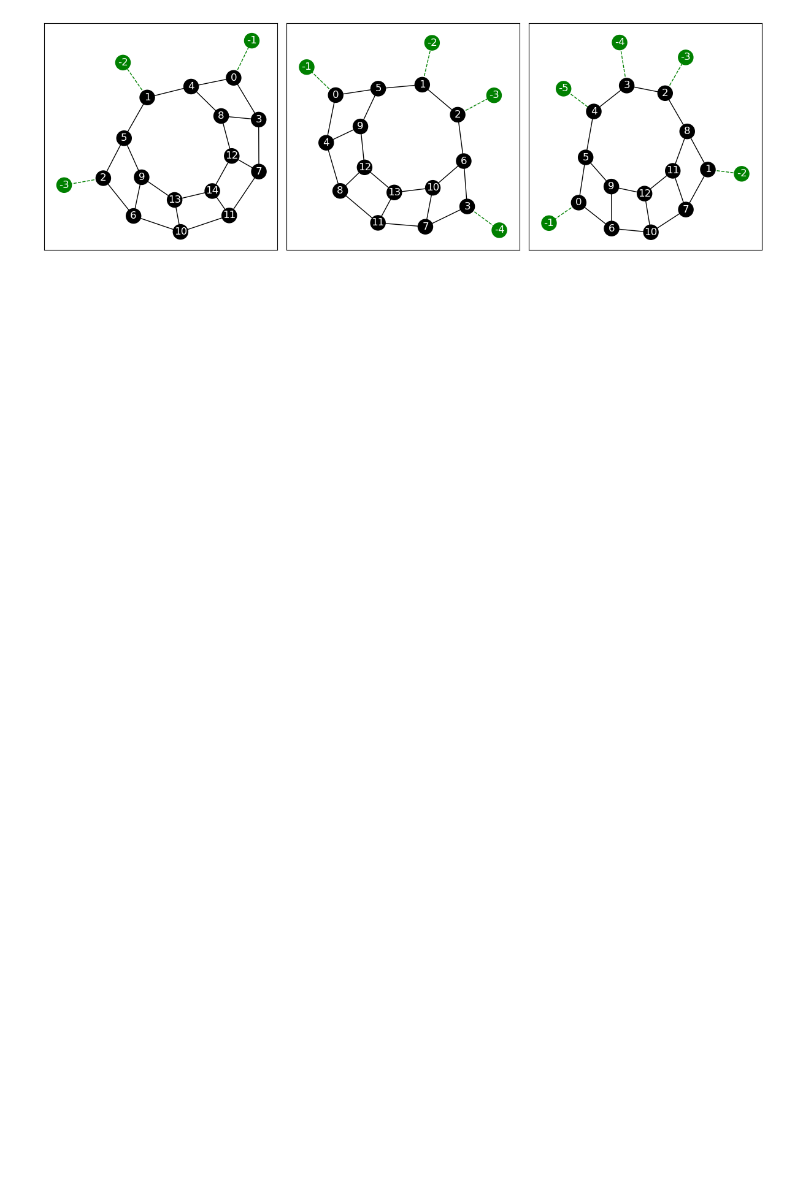
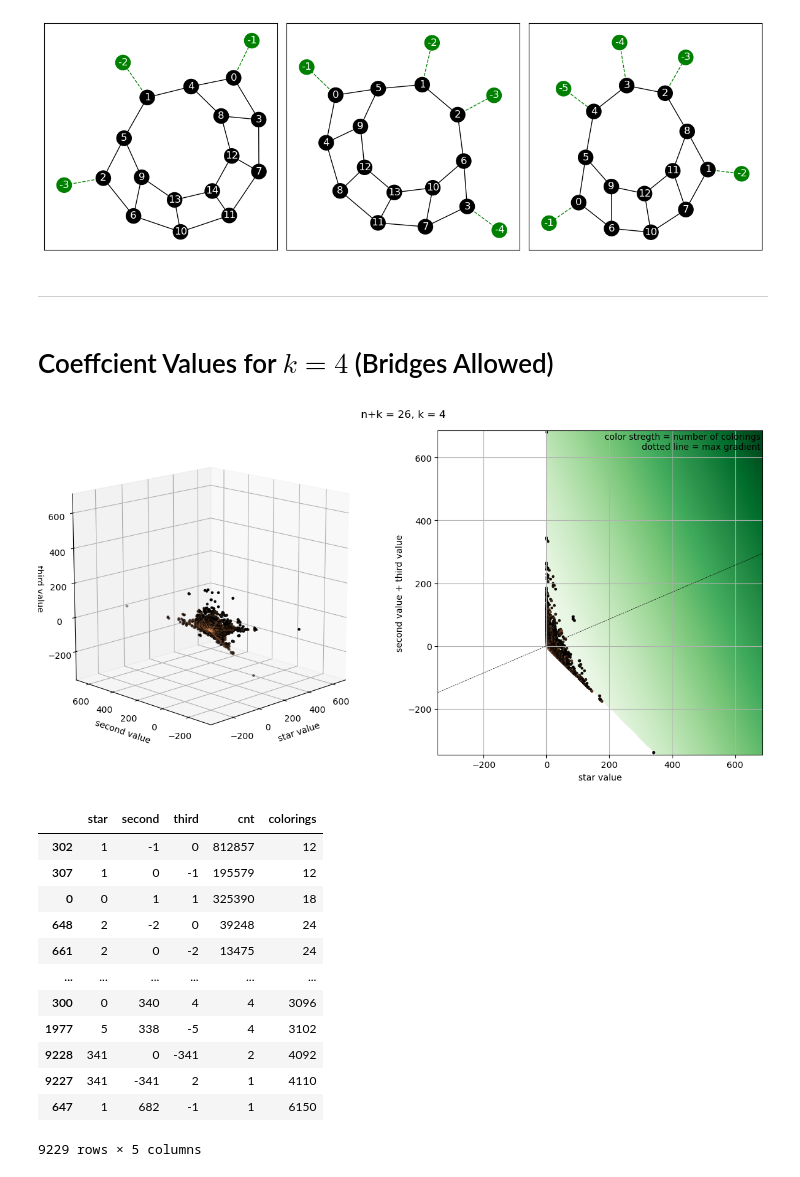
Before and after one commit to davidmisiak/flow-polynomials, a Jupyter notebook: analysis.ipynb, the cells around one changed output. Cells and saved outputs as stored; diff of their text form; code cells hidden in the pictures; blank space fills up the shorter version.

```diff
--- a/analysis.ipynb
+++ b/analysis.ipynb
@@ -114,3 +116,5 @@ plot_from_files([
 ])
 # %% [output]
 [figure]
+# %% [markdown]
+---
@@ -116,0 +171,21 @@ plot_from_files([
+# %% [markdown]
+# Coeffcient Values for $k=4$ (Bridges Allowed)
+# %%
+df_k4_c2m2dP4 = load_k4('computed/k4-c2m2dP4-26.txt.gz')
+# %%
+plot_k4(df_k4_c2m2dP4, 26)
+# %% [output]
+[figure, added]
+|  | star | second | third | cnt | colorings |
+| 302 | 1 | -1 | 0 | 812857 | 12 |
+| 307 | 1 | 0 | -1 | 195579 | 12 |
+| 0 | 0 | 1 | 1 | 325390 | 18 |
+| 648 | 2 | -2 | 0 | 39248 | 24 |
+| 661 | 2 | 0 | -2 | 13475 | 24 |
+| ... | ... | ... | ... | ... | ... |
+| 300 | 0 | 340 | 4 | 4 | 3096 |
+| 1977 | 5 | 338 | -5 | 4 | 3102 |
+| 9228 | 341 | 0 | -341 | 2 | 4092 |
+| 9227 | 341 | -341 | 2 | 1 | 4110 |
+| 647 | 1 | 682 | -1 | 1 | 6150 |
+9229 rows × 5 columns
```
Also changed, not shown: parts of 14 cells of this notebook, 19 other files.
